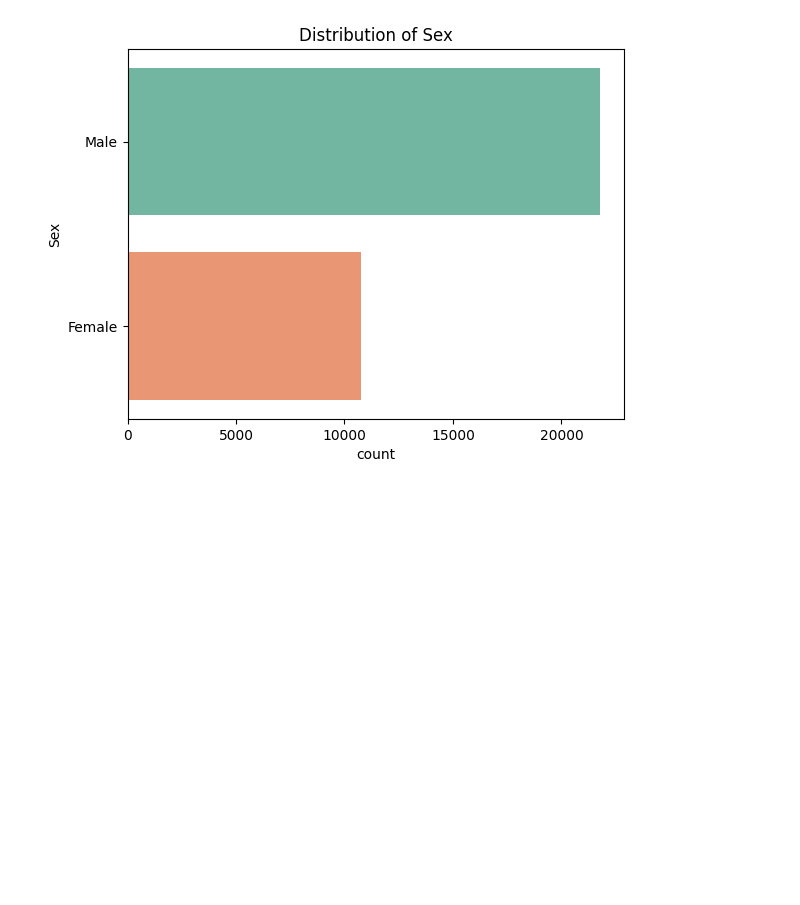
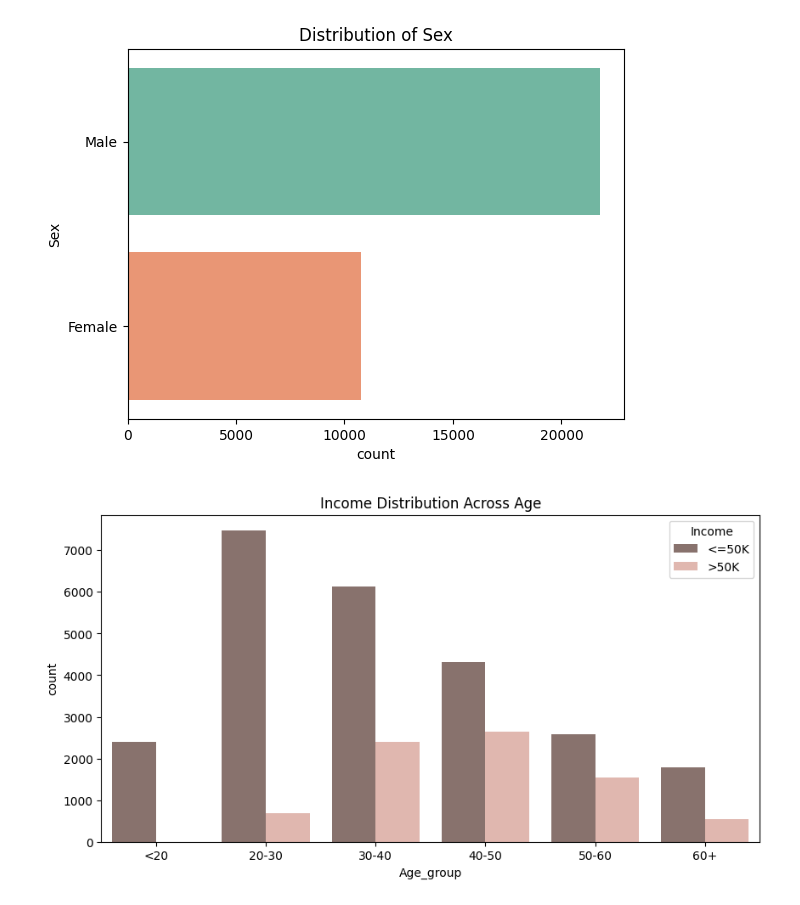
Before and after one commit to kunalvanjani705-tech/Income-Census-Classification, a Jupyter notebook: Censusincome.ipynb, the cells around one changed output. Cells and saved outputs as stored; diff of their text form; code cells hidden in the pictures; blank space fills up the shorter version.

```diff
--- a/Censusincome.ipynb
+++ b/Censusincome.ipynb
@@ -315,3 +315,17 @@ Male      21775
 Female    10762
 Name: count, dtype: int64
 [figure]
+# %%
+# Creating a plot of income across age
+Data['Age_group'] = pd.cut(
+    Data['Age'],
+    bins=[0, 20, 30, 40, 50, 60, 100],
+    labels=['<20','20-30','30-40','40-50','50-60','60+']
+)
+
+plt.figure(figsize=(10, 5))
+sns.countplot(data=Data, x='Age_group', hue='Income',palette=['#8C6F69', '#E8B2A7'])
+plt.title('Income Distribution Across Age', fontsize=12)
+plt.show()
+# %% [output]
+[figure, added]
```
Also changed, not shown: parts of 1 cell of this notebook.
